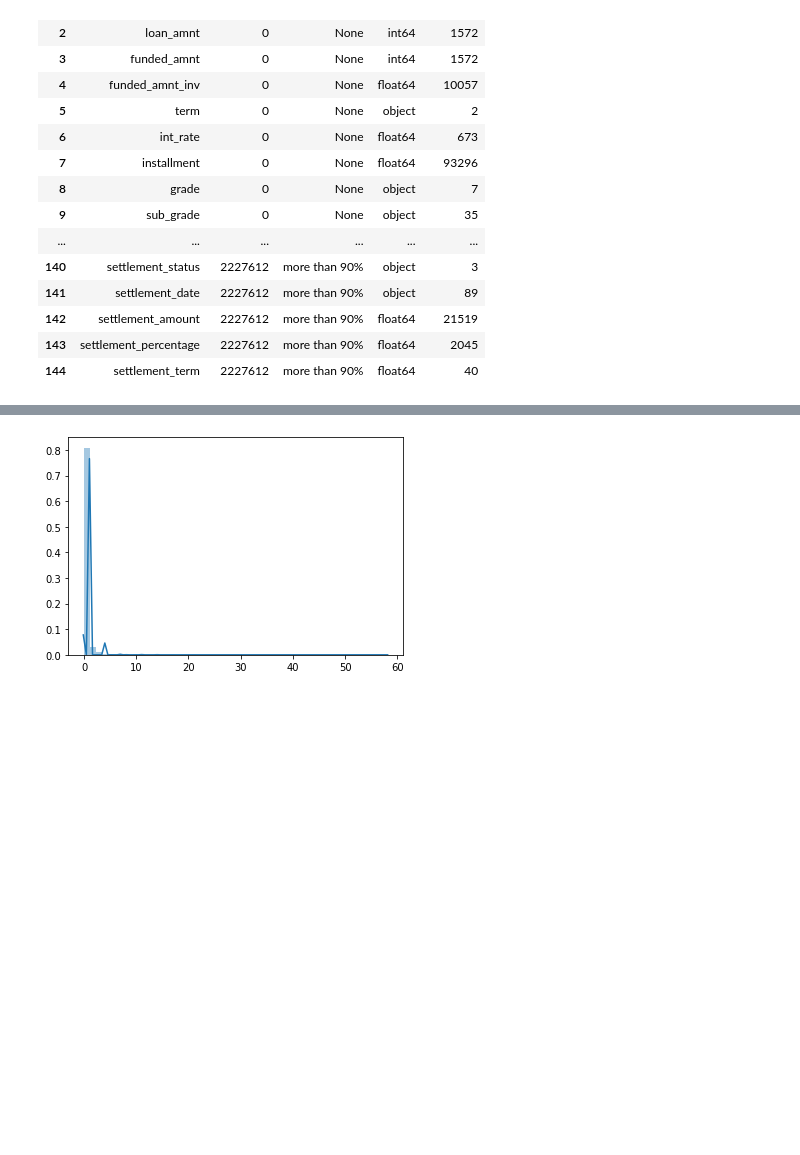
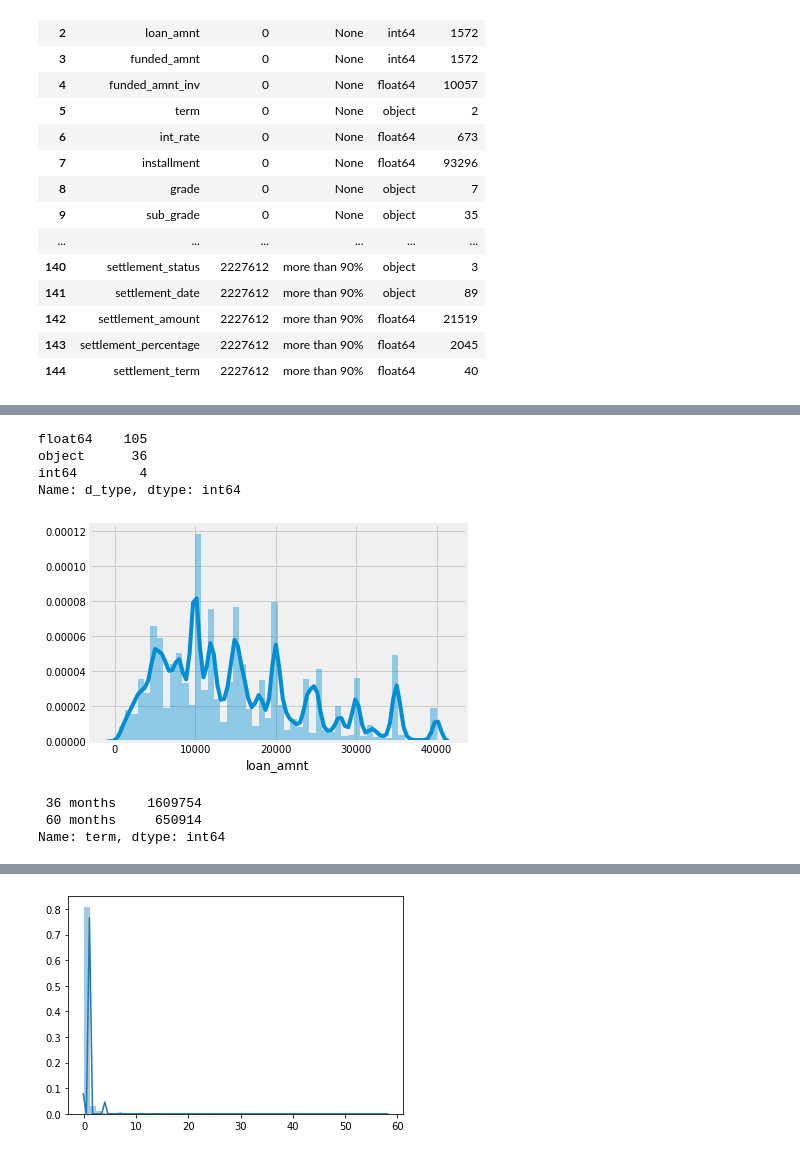
Before and after one commit to sanatanonline/pynb-codes, a Jupyter notebook: src/lending club/Initial Analysis.ipynb, the cells around one changed output, grey strips where cells are left out. Drawn from its saved outputs; the diff is of its cells as text; code cells hidden in the pictures; blank space fills up the shorter version.

```diff
--- a/src/lending club/Initial Analysis.ipynb
+++ b/src/lending club/Initial Analysis.ipynb
@@ -1,7 +1,9 @@
 # %%
-'''import the libraries'''
+'''import thpe libraries'''
+import numpy as np
 import pandas as pd
-import numpy as np
 import matplotlib.pyplot as plt
 import seaborn as sns
-from IPython.display import display, HTML
+from IPython.display import HTML
+
+plt.style.use('fivethirtyeight')
@@ -211,0 +128,22 @@ Name: inq_last_6mths, dtype: int64
+# %%
+'''What is the major data types?'''
+loan_data_info['d_type'].value_counts()
+# %% [output]
+float64    105
+object      36
+int64        4
+Name: d_type, dtype: int64
+# %%
+'''Maximum loan amount range is $5k to $ 20k'''
+sns.distplot(loan_data['loan_amnt'])
+
+plt.show()
+# %% [output]
+[figure, added]
+# %%
+'''There are two loan terms'''
+loan_data['term'].value_counts()
+# %% [output]
+ 36 months    1609754
+ 60 months     650914
+Name: term, dtype: int64
```
Also changed, not shown: parts of 13 cells of this notebook.
